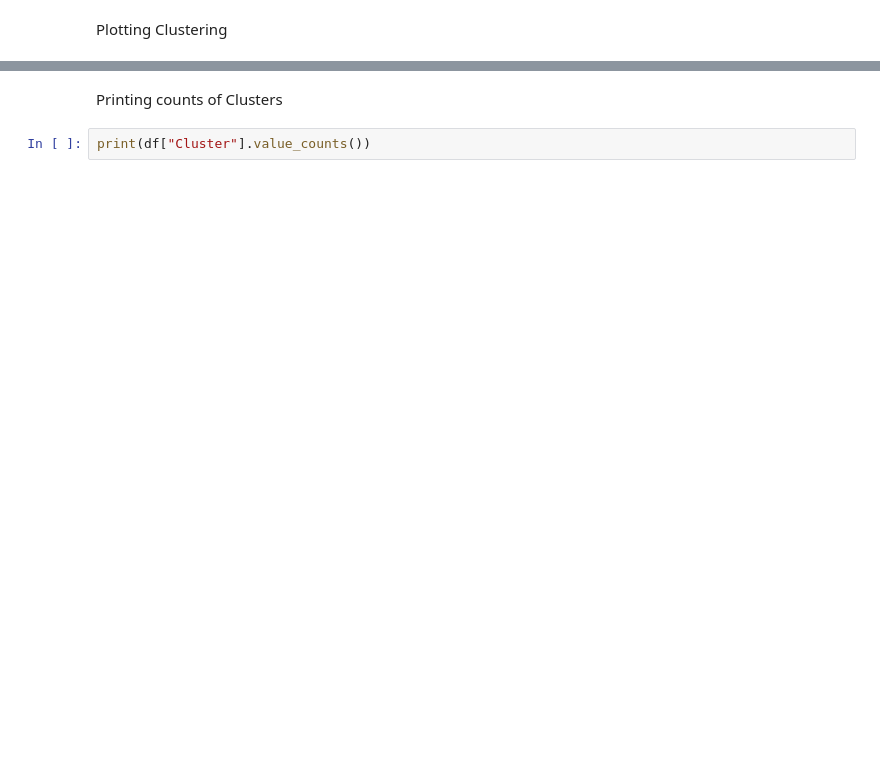
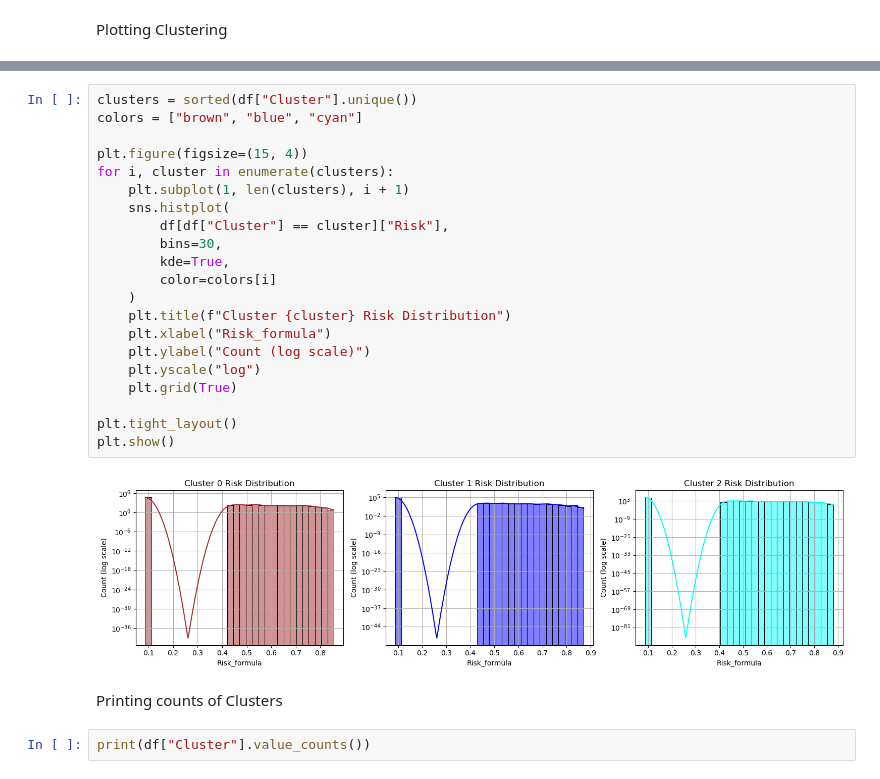
Before and after one commit to TheFreeMan21/machine-n-learnings-inc, a Jupyter notebook: dimensionality_reduction/pca_dimension_reduction_clustering.ipynb, the cells around one changed output, grey strips where cells are left out. Saved outputs shown, nothing was run; the diff lists cells and outputs as text; blank space fills up the shorter version.

```diff
--- a/dimensionality_reduction/pca_dimension_reduction_clustering.ipynb
+++ b/dimensionality_reduction/pca_dimension_reduction_clustering.ipynb
@@ -121,3 +118,26 @@ plt.show()
+# %%
+clusters = sorted(df["Cluster"].unique())
+colors = ["brown", "blue", "cyan"]
+
+plt.figure(figsize=(15, 4))
+for i, cluster in enumerate(clusters):
+    plt.subplot(1, len(clusters), i + 1)
+    sns.histplot(
+        df[df["Cluster"] == cluster]["Risk"],
+        bins=30,
+        kde=True,
+        color=colors[i]
+    )
+    plt.title(f"Cluster {cluster} Risk Distribution")
+    plt.xlabel("Risk_formula")
+    plt.ylabel("Count (log scale)")
+    plt.yscale("log")
+    plt.grid(True)
+
+plt.tight_layout()
+plt.show()
+# %% [output]
+[figure, added]
 # %% [markdown]
 Printing counts of Clusters
 # %%
```
Also changed, not shown: parts of 9 cells of this notebook, 4 other files.
